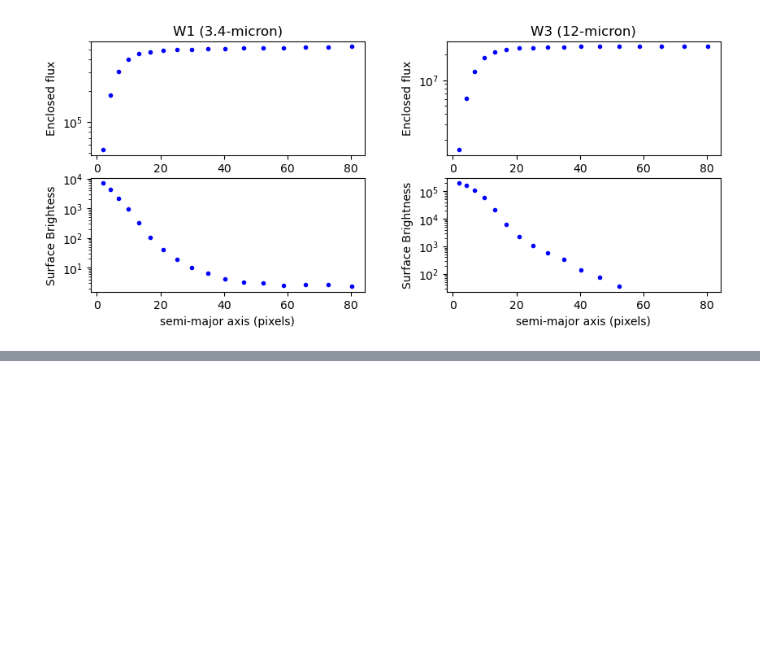
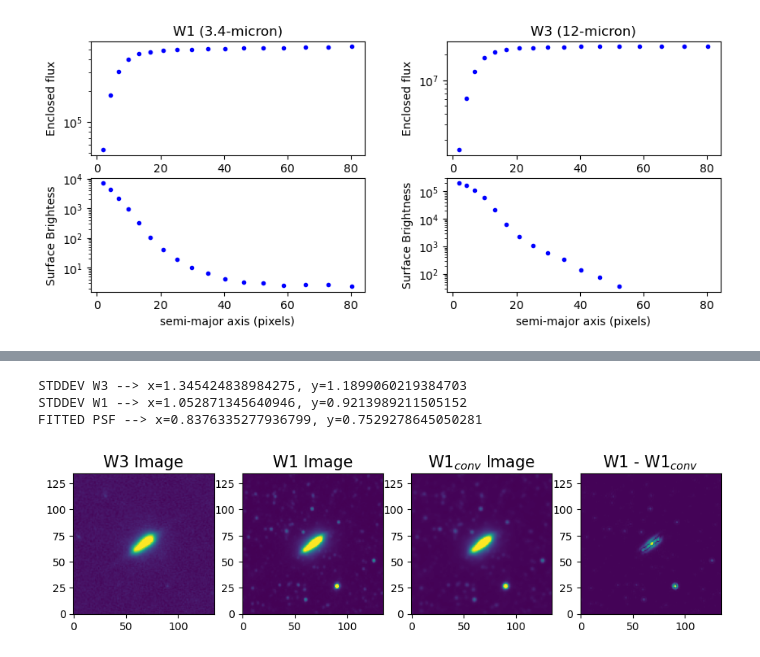
Before and after one commit to gammaspire/wisesize, a Jupyter notebook: physical_sizes/physical_sizes.ipynb, the cells around one changed output, grey strips where cells are left out. Drawn from its saved outputs; the diff is of its cells as text; code cells hidden in the pictures; blank space fills up the shorter version.

```diff
--- a/physical_sizes/physical_sizes.ipynb
+++ b/physical_sizes/physical_sizes.ipynb
@@ -128,0 +126,7 @@ e_obj.plot_profiles(galaxyname='VFID0901')
+# %%
+import sys
+from astropy.table import Table
+import os
+homedir = os.getenv("HOME")
+sys.path.append(homedir+'/github/wisesize/physical_sizes/')
+from wisephot import wise_ellipse
@@ -128,0 +144,29 @@ e_obj.plot_profiles(galaxyname='VFID0901')
+# %%
+VFID = 'VFID0901'
+
+#obj catalog
+vf_path = homedir+'/Desktop/VF_WISESIZE.fits'
+vf_cat = Table.read(homedir+'/Desktop/VF_WISESIZE.fits')
+
+#objname
+objname = vf_cat[vf_cat['VFID']==VFID]['prefix']
+objname = objname[0].split('-')[1]
+
+#WISE image path
+w3_path = f'{homedir}/vf_html_w1/all_input_fits/{objname}-custom-image-W3.fits'
+w1_path = f'{homedir}/vf_html_w1/all_input_fits/{objname}-custom-image-W1.fits'
+
+#PSFs
+w1_psf_path = f'{homedir}/vf_html_w1/all_input_fits/{objname}-custom-psf-W1.fits'
+w3_psf_path = f'{homedir}/vf_html_w1/all_input_fits/{objname}-custom-psf-W3.fits'
+
+#mask
+wise_mask_path = f'{homedir}/vf_html_w1/all_input_fits/{objname}-custom-image-wise-mask.fits'
+
+objra = vf_cat['RA'][vf_cat['VFID']=='VFID0901']
+objdec = vf_cat['DEC'][vf_cat['VFID']=='VFID0901']
+# %%
+e_obj = wise_ellipse(obj_catalog_path=vf_path, w1_image_path=w1_path,
+                     w3_image_path=w3_path, w1_psf_path=w1_psf_path,
+                     w3_psf_path=w3_psf_path, mask_path=wise_mask_path,
+                     objra=objra, objdec=objdec)
@@ -128,0 +175,7 @@ e_obj.plot_profiles(galaxyname='VFID0901')
+# %%
+e_obj.run_two_image_phot(savefig=False)
+# %% [output]
+STDDEV W3 --> x=1.345424838984275, y=1.1899060219384703
+STDDEV W1 --> x=1.052871345640946, y=0.9213989211505152
+FITTED PSF --> x=0.8376335277936799, y=0.7529278645050281
+[figure, added]
```
Also changed, not shown: parts of 20 cells of this notebook, 3 other files.
